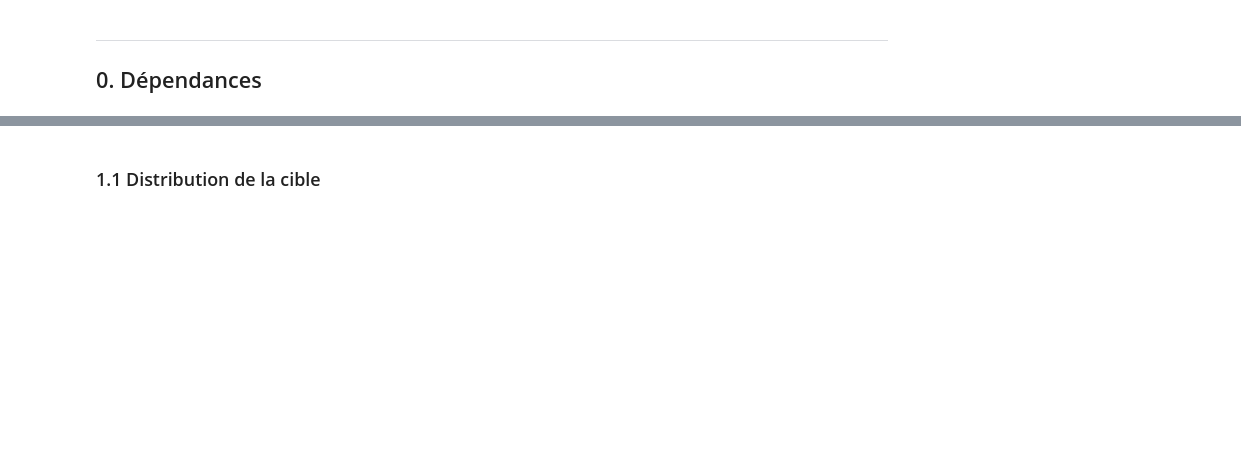
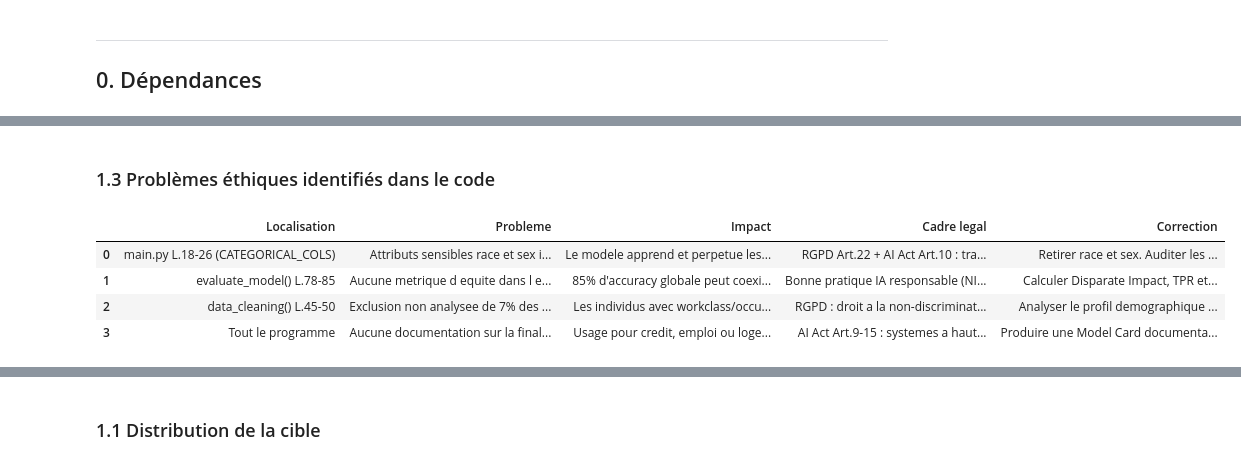
Before and after one commit to mtounekti/Richness_Predictor, a Jupyter notebook: audit/audit_notebook.ipynb, the cells around one changed output, grey strips where cells are left out. Saved outputs shown, nothing was run; the diff lists cells and outputs as text; code cells hidden in the pictures; blank space fills up the shorter version.

```diff
--- a/audit/audit_notebook.ipynb
+++ b/audit/audit_notebook.ipynb
@@ -62,0 +217,42 @@ print('Packages chargés ✓')
+# %% [markdown]
+### 1.3 Problèmes éthiques identifiés dans le code
+# %%
+problemes_ethiques = [
+    {
+        'Localisation': 'main.py L.18-26 (CATEGORICAL_COLS)',
+        'Probleme': 'Attributs sensibles race et sex inclus dans les features',
+        'Impact': 'Le modele apprend et perpetue les inegalites historiques liees au genre et a la race.',
+        'Cadre legal': 'RGPD Art.22 + AI Act Art.10 : traitement de donnees sensibles sans justification.',
+        'Correction': 'Retirer race et sex. Auditer les proxies residuels (relationship, occupation).'
+    },
+    {
+        'Localisation': 'evaluate_model() L.78-85',
+        'Probleme': 'Aucune metrique d equite dans l evaluation',
+        'Impact': "85% d'accuracy globale peut coexister avec une forte discrimination sur un sous-groupe.",
+        'Cadre legal': 'Bonne pratique IA responsable (NIST AI RMF, IEEE Ethically Aligned Design).',
+        'Correction': 'Calculer Disparate Impact, TPR et FPR par groupe dans evaluate_model().'
+    },
+    {
+        'Localisation': 'data_cleaning() L.45-50',
+        'Probleme': 'Exclusion non analysee de 7% des individus',
+        'Impact': 'Les individus avec workclass/occupation inconnue peuvent appartenir a des groupes vulnerables.',
+        'Cadre legal': 'RGPD : droit a la non-discrimination algorithmique.',
+        'Correction': 'Analyser le profil demographique des lignes supprimees avant exclusion.'
+    },
+    {
+        'Localisation': 'Tout le programme',
+        'Probleme': 'Aucune documentation sur la finalite ni les limites du modele',
+        'Impact': "Usage pour credit, emploi ou logement = systeme a haut risque sans garde-fous.",
+        'Cadre legal': 'AI Act Art.9-15 : systemes a haut risque requierent documentation et journalisation.',
+        'Correction': 'Produire une Model Card documentant usage prevu, limites, populations cibles.'
+    },
+]
+
+df_eth = pd.DataFrame(problemes_ethiques)
+display(df_eth)
+# %% [output]
+|  | Localisation | Probleme | Impact | Cadre legal | Correction |
+| 0 | main.py L.18-26 (CATEGORICAL_COLS) | Attributs sensibles race et sex i... | Le modele apprend et perpetue les... | RGPD Art.22 + AI Act Art.10 : tra... | Retirer race et sex. Auditer les ... |
+| 1 | evaluate_model() L.78-85 | Aucune metrique d equite dans l e... | 85% d'accuracy globale peut coexi... | Bonne pratique IA responsable (NI... | Calculer Disparate Impact, TPR et... |
+| 2 | data_cleaning() L.45-50 | Exclusion non analysee de 7% des ... | Les individus avec workclass/occu... | RGPD : droit a la non-discriminat... | Analyser le profil demographique ... |
+| 3 | Tout le programme | Aucune documentation sur la final... | Usage pour credit, emploi ou loge... | AI Act Art.9-15 : systemes a haut... | Produire une Model Card documenta... |
```
Also changed, not shown: parts of 42 cells of this notebook.
